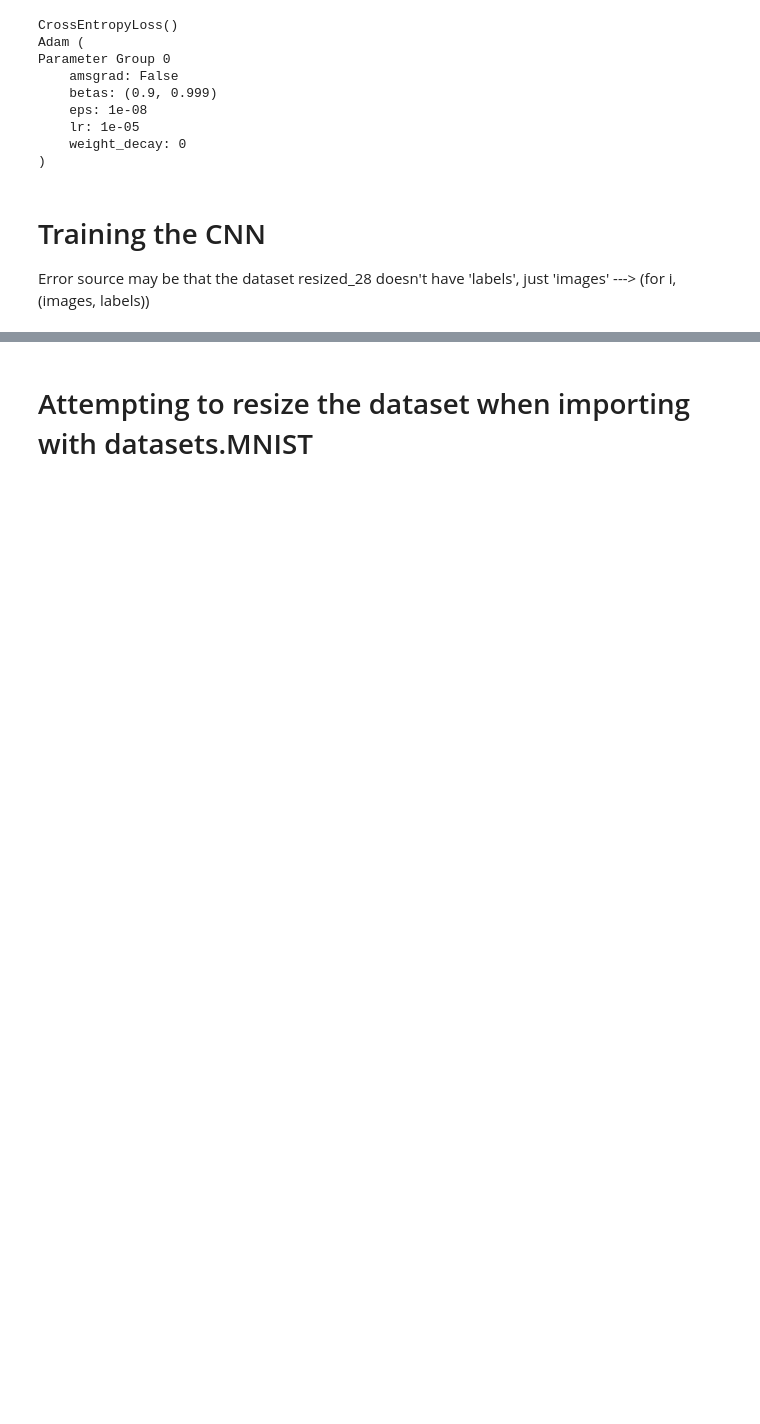
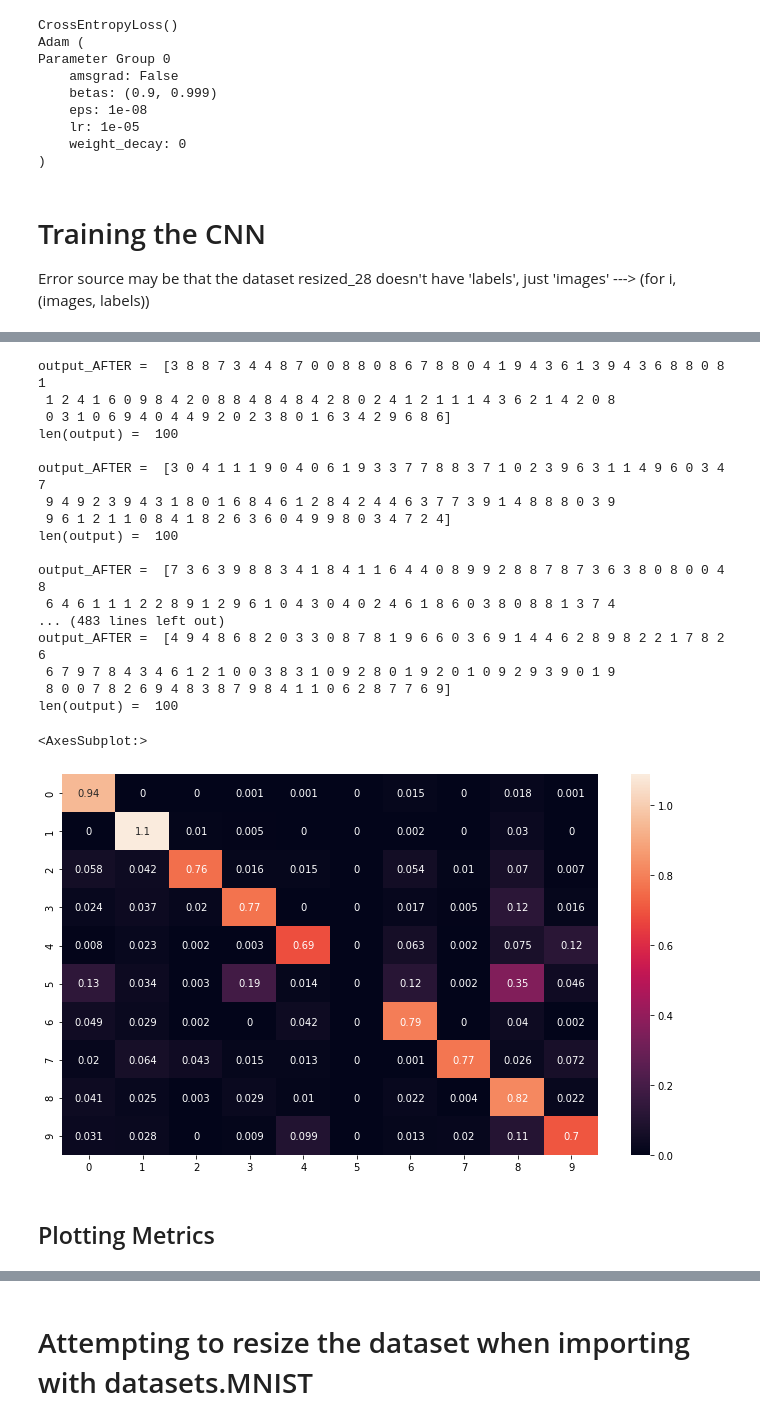
Before and after one commit to jornelasmunoz/UCM_Undergraduate_Research, a Jupyter notebook: notebooks/MNIST_with_trochvision.transforms() - 28x28.ipynb, the cells around one changed output, grey strips where cells are left out. Drawn from its saved outputs; the diff is of its cells as text; code cells hidden in the pictures; blank space fills up the shorter version.

```diff
--- a/notebooks/MNIST_with_trochvision.transforms() - 28x28.ipynb
+++ b/notebooks/MNIST_with_trochvision.transforms() - 28x28.ipynb
@@ -9,5 +12,6 @@ import matplotlib.pyplot as plt
 # %%
-# There was something Jocelyn did to modify the image sizes without modifying the dtype
+# You can work with the dataset being dowloaded only ONCE!! It seems like transforms.Resize won't overwrite
+# the original dataset!!
 size = 28
 train_data = datasets.MNIST(
     root = '../data/28x28',
@@ -17,7 +21,7 @@ train_data = datasets.MNIST(
                     transforms.Resize(size),
                     transforms.Normalize(0, 1)
                 ]),
-    download = True,
+    download = False,
 )
 test_data = datasets.MNIST(
     root = '../data/28x28',
@@ -260,0 +302,3 @@ class CNN(nn.Module):
+# %%
+cnn = CNN(14)
+cnn
@@ -261,3 +383,3 @@ class CNN(nn.Module):
 # %%
-cnn = CNN()
-print(cnn)
+# cnn = CNN(28)
+# print(cnn)
@@ -360,0 +447,4 @@ Epoch [50/50], Step [600/600], Loss: 0.1083, Accuracy: 0.9700
+# %%
+%%time
+num_epochs = 10
+train(num_epochs, cnn, loaders)
@@ -398,3 +496,51 @@ Accuracy: 0.9300
+# %%
+y_pred = []
+y_true = []
+
+for inputs, labels in loaders['test']:
+        output = cnn(inputs) # Feed Network
+#         print("output_BEFORE: ", output)
+
+        output = (torch.max(torch.exp(output[0]), 1)[1]).data.cpu().numpy()
+        print("output_AFTER = ", output)
+        print("len(output) = ", len(output), "\n")
+        y_pred.extend(output) # Save Prediction
+
+        labels = labels.data.cpu().numpy()
+        y_true.extend(labels) # Save Truth
+
+# constant for classes
+classes = ("0", "1", "2", "3", "4", "5", "6", "7", "8", "9")
+
+# Build confusion matrix
+cf_matrix = confusion_matrix(y_true, y_pred)
+df_cm = pd.DataFrame(cf_matrix/np.sum(cf_matrix) *10, index = [i for i in classes],
+                     columns = [i for i in classes])
+plt.figure(figsize = (12,7))
+sn.heatmap(df_cm, annot=True)
+# plt.savefig('output.png')
+# %% [output]
+output_AFTER =  [3 8 8 7 3 4 4 8 7 0 0 8 8 0 8 6 7 8 8 0 4 1 9 4 3 6 1 3 9 4 3 6 8 8 0 8 1
+ 1 2 4 1 6 0 9 8 4 2 0 8 8 4 8 4 8 4 2 8 0 2 4 1 2 1 1 1 4 3 6 2 1 4 2 0 8
+ 0 3 1 0 6 9 4 0 4 4 9 2 0 2 3 8 0 1 6 3 4 2 9 6 8 6]
+len(output) =  100
+
+output_AFTER =  [3 0 4 1 1 1 9 0 4 0 6 1 9 3 3 7 7 8 8 3 7 1 0 2 3 9 6 3 1 1 4 9 6 0 3 4 7
+ 9 4 9 2 3 9 4 3 1 8 0 1 6 8 4 6 1 2 8 4 2 4 4 6 3 7 7 3 9 1 4 8 8 8 0 3 9
+ 9 6 1 2 1 1 0 8 4 1 8 2 6 3 6 0 4 9 9 8 0 3 4 7 2 4]
+len(output) =  100
+
+output_AFTER =  [7 3 6 3 9 8 8 3 4 1 8 4 1 1 6 4 4 0 8 9 9 2 8 8 7 8 7 3 6 3 8 0 8 0 0 4 8
+ 6 4 6 1 1 1 2 2 8 9 1 2 9 6 1 0 4 3 0 4 0 2 4 6 1 8 6 0 3 8 0 8 8 1 3 7 4
+... (483 lines left out)
+output_AFTER =  [4 9 4 8 6 8 2 0 3 3 0 8 7 8 1 9 6 6 0 3 6 9 1 4 4 6 2 8 9 8 2 2 1 7 8 2 6
+ 6 7 9 7 8 4 3 4 6 1 2 1 0 0 3 8 3 1 0 9 2 8 0 1 9 2 0 1 0 9 2 9 3 9 0 1 9
+ 8 0 0 7 8 2 6 9 4 8 3 8 7 9 8 4 1 1 0 6 2 8 7 7 6 9]
+len(output) =  100
+<AxesSubplot:>
+[figure, added]
+# %% [markdown]
+<h2>Plotting Metrics</h2>
 # %%
 f, axarr = plt.subplots(1,3, figsize=(20, 5))
 axarr[0].set_title("Train Accuracy")
```
Also changed, not shown: parts of 26 cells of this notebook, 31 other files.
